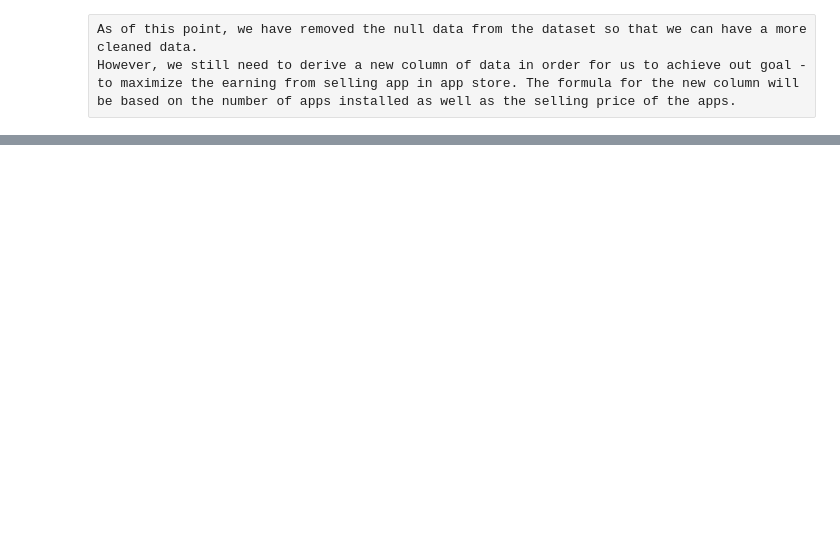
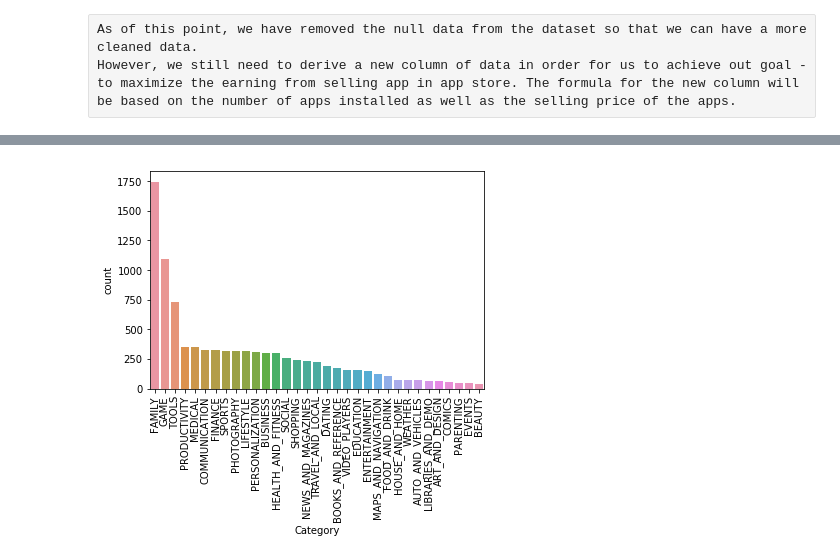
Before and after one commit to sytan6419/Machine-Learning-Project, a Jupyter notebook: Machine Learning Group Assignment.ipynb, the cells around one changed output, grey strips where cells are left out. Saved outputs shown, nothing was run; the diff lists cells and outputs as text; code cells hidden in the pictures; blank space fills up the shorter version.

Commit message:
Added KNN, Naive bayers and data cleanup

```diff
--- a/Machine Learning Group Assignment.ipynb
+++ b/Machine Learning Group Assignment.ipynb
@@ -128,0 +160,3 @@ However, we still need to derive a new column of data in order for us to achieve
+# %%
+df['Reviews']=df['Reviews'].astype('int')
+df.Rating.value_counts()
@@ -128,0 +303,12 @@ However, we still need to derive a new column of data in order for us to achieve
+# %%
+#removing the commas and + from installs
+df['Installs']=df['Installs'].str.replace('+','')
+df['Installs']=df['Installs'].str.replace(',','')
+#converting object into integer
+df['Installs']=df['Installs'].astype(int)
+# %%
+sns.countplot('Category',data=df,order=df['Category'].value_counts().index)
+plt.xticks(rotation= 'vertical')
+plt.show()
+# %% [output]
+[figure, added]
```
Also changed, not shown: parts of 50 cells of this notebook.
